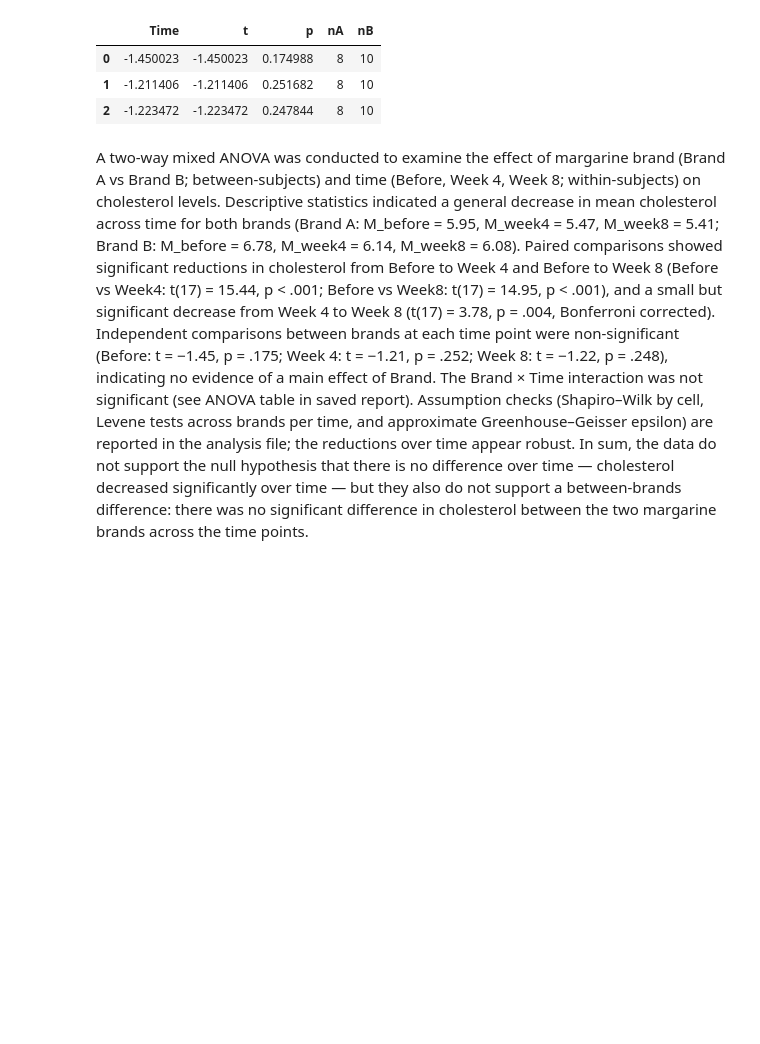
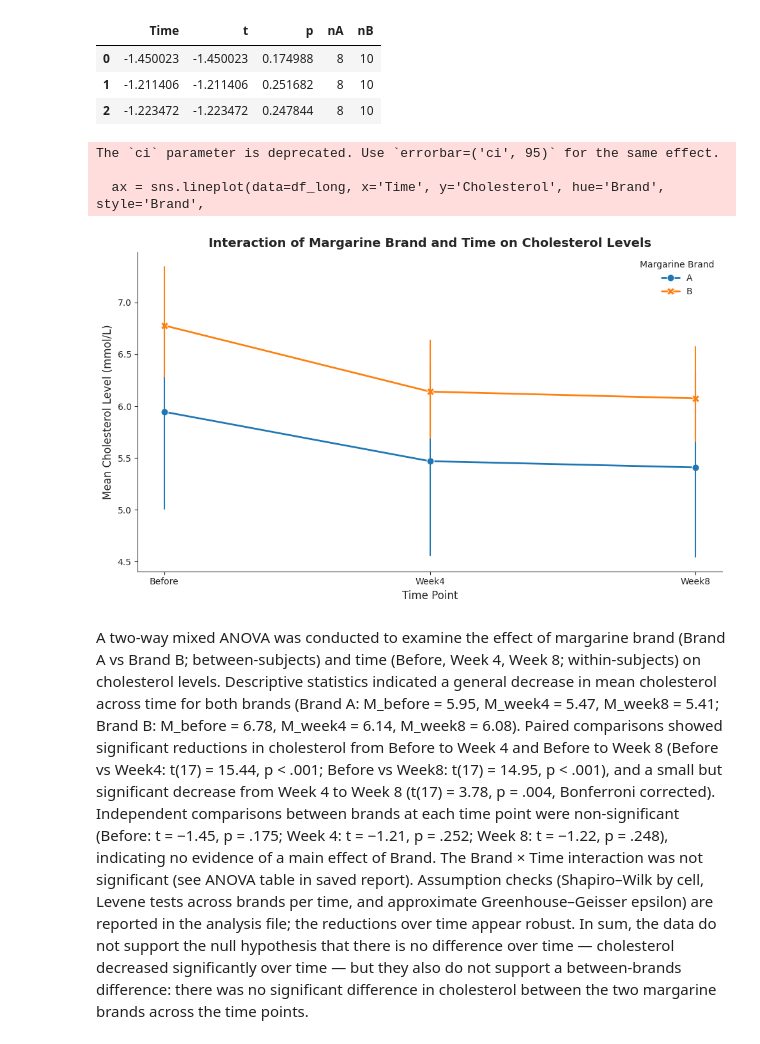
Before and after one commit to rddelarosa/APM1111, a Jupyter notebook: SEC_1_FA10_GROUP_1_DELA_ROSA,_R;_QUIJANO,_JP.ipynb, the cells around one changed output. Cells and saved outputs as stored; diff of their text form; code cells hidden in the pictures; blank space fills up the shorter version.

```diff
--- a/SEC_1_FA10_GROUP_1_DELA_ROSA,_R;_QUIJANO,_JP.ipynb
+++ b/SEC_1_FA10_GROUP_1_DELA_ROSA,_R;_QUIJANO,_JP.ipynb
@@ -309,4 +296,26 @@ Between-Brand Comparisons:
 | 0 | -1.450023 | -1.450023 | 0.174988 | 8 | 10 |
 | 1 | -1.211406 | -1.211406 | 0.251682 | 8 | 10 |
 | 2 | -1.223472 | -1.223472 | 0.247844 | 8 | 10 |
+# %%
+sns.set_style("ticks")
+
+plt.figure(figsize=(10, 6))
+
+ax = sns.lineplot(data=df_long, x='Time', y='Cholesterol', hue='Brand', style='Brand',
+                  markers=True, dashes=False, err_style="bars", ci=95, linewidth=2, markersize=8)
+
+plt.title('Interaction of Margarine Brand and Time on Cholesterol Levels', fontsize=14, weight='bold')
+plt.ylabel('Mean Cholesterol Level (mmol/L)', fontsize=12)
+plt.xlabel('Time Point', fontsize=12)
+plt.legend(title='Margarine Brand', loc='upper right', frameon=False)
+
+sns.despine()
+
+plt.tight_layout()
+plt.show()
+# %% [output]
+The `ci` parameter is deprecated. Use `errorbar=('ci', 95)` for the same effect.
+
+  ax = sns.lineplot(data=df_long, x='Time', y='Cholesterol', hue='Brand', style='Brand',
+[figure, added]
 # %% [markdown]
```
Also changed, not shown: parts of 1 cell of this notebook.
